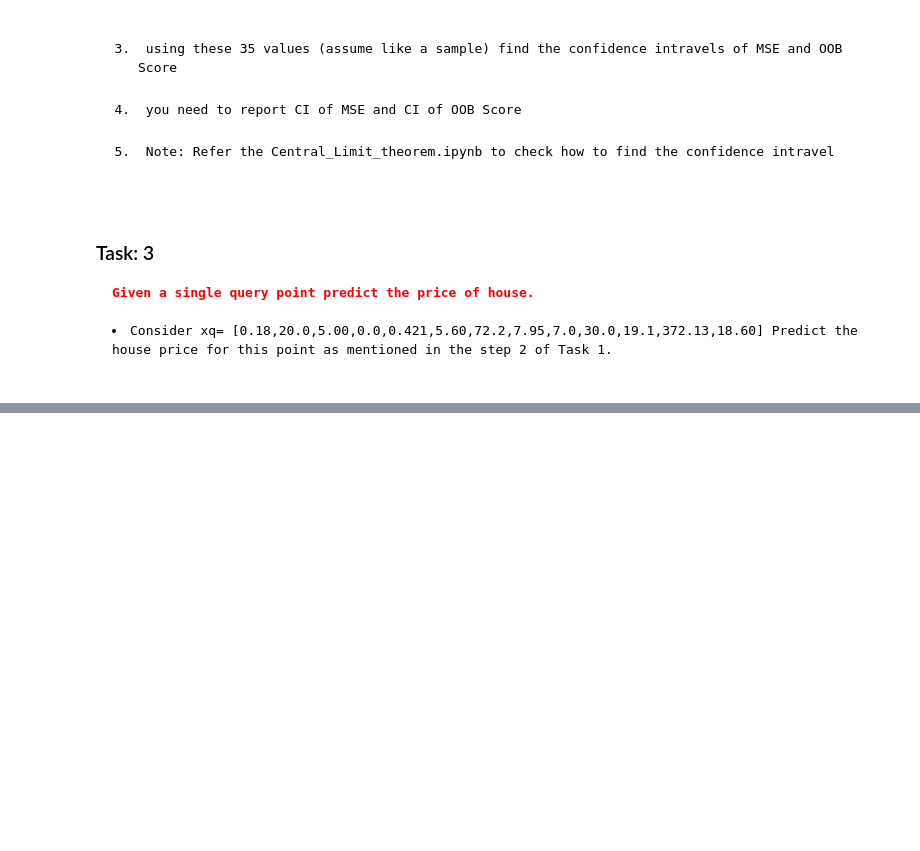
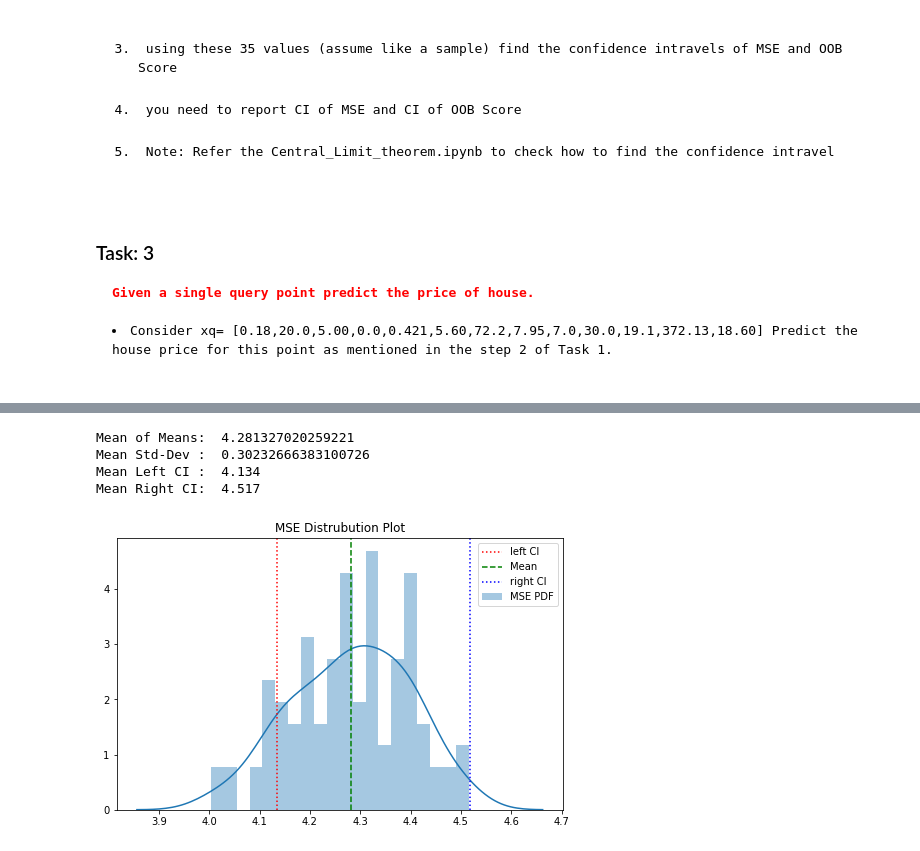
Before and after one commit to iamanik4/Main, a Jupyter notebook: Applied_AI/RandomForest/Bootstrap_Random_Forest_instructions.ipynb, the cells around one changed output, grey strips where cells are left out. Saved outputs shown, nothing was run; the diff lists cells and outputs as text; code cells hidden in the pictures; blank space fills up the shorter version.

```diff
--- a/Applied_AI/RandomForest/Bootstrap_Random_Forest_instructions.ipynb
+++ b/Applied_AI/RandomForest/Bootstrap_Random_Forest_instructions.ipynb
@@ -192,0 +227,26 @@ print(OOBs)
+# %%
+mean_Left_CI = np.mean(left_limit)
+mean_Right_CI = np.mean(right_limit)
+mean_of_means = np.mean(MSE_means)
+print('Mean of Means    : ',mean_of_means)
+print('Std-Dev of Means : ',np.mean(sample_std))
+print('Mean Left CI     : ',mean_Left_CI)
+print('Mean Right CI    : ',mean_Right_CI)
+# %% [output]
+Mean of Means:  4.281327020259221
+Mean Std-Dev :  0.30232666383100726
+Mean Left CI :  4.134
+Mean Right CI:  4.517
+# %%
+import seaborn as sns
+import matplotlib.pyplot as plt
+plt.figure(figsize=(8,5))
+sns.distplot(MSE_means, bins=no_of_samples//no_of_bins)
+plt.axvline(x=mean_Left_CI, c='red',ls=':')
+plt.axvline(x=mean_of_means, c='green',ls='--')
+plt.axvline(x=mean_Right_CI, c='blue',ls=':')
+plt.legend(['left CI','Mean','right CI','MSE PDF'])
+plt.title('MSE Distrubution Plot')
+plt.show()
+# %% [output]
+[figure, added]
```
Also changed, not shown: parts of 10 cells of this notebook.
